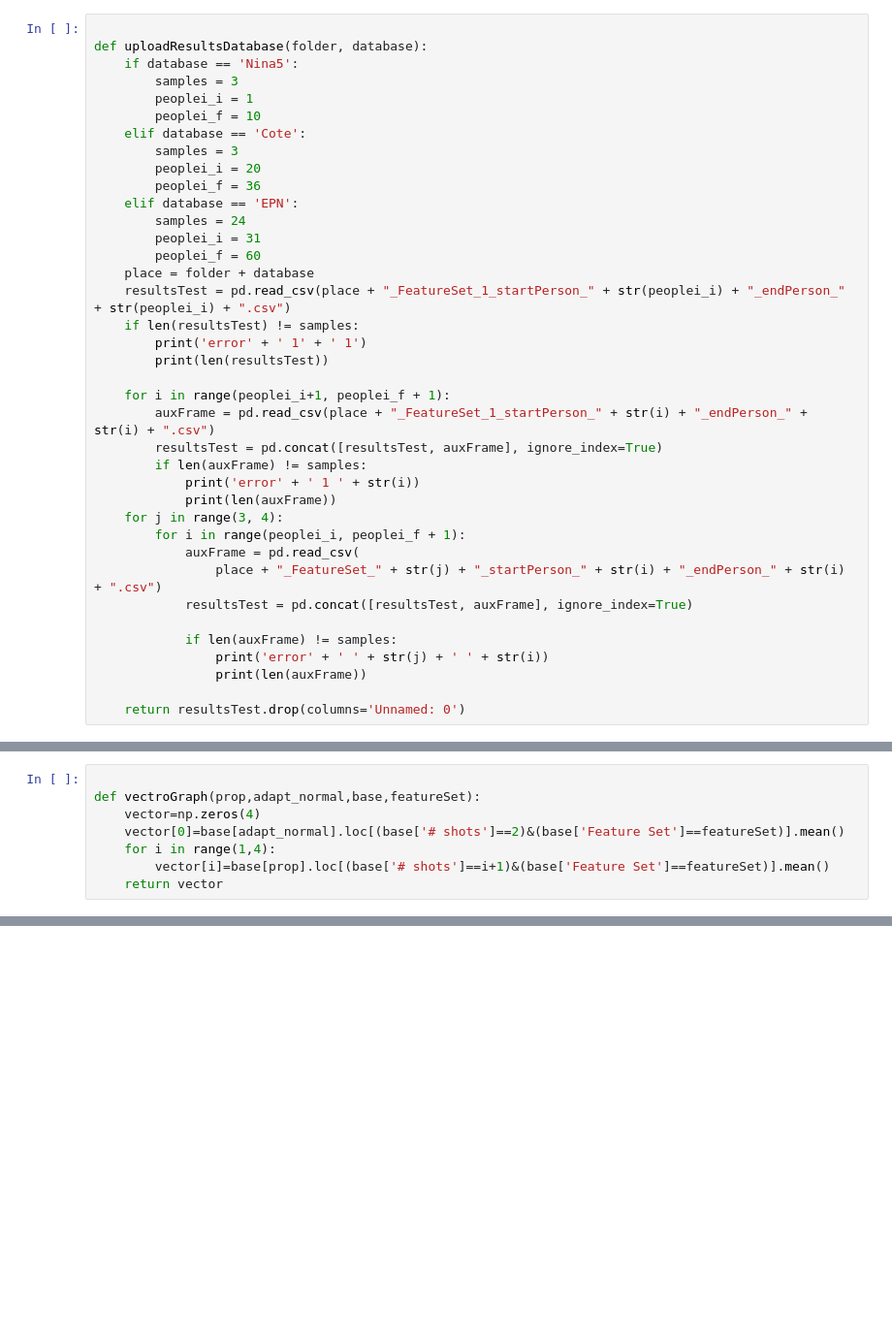
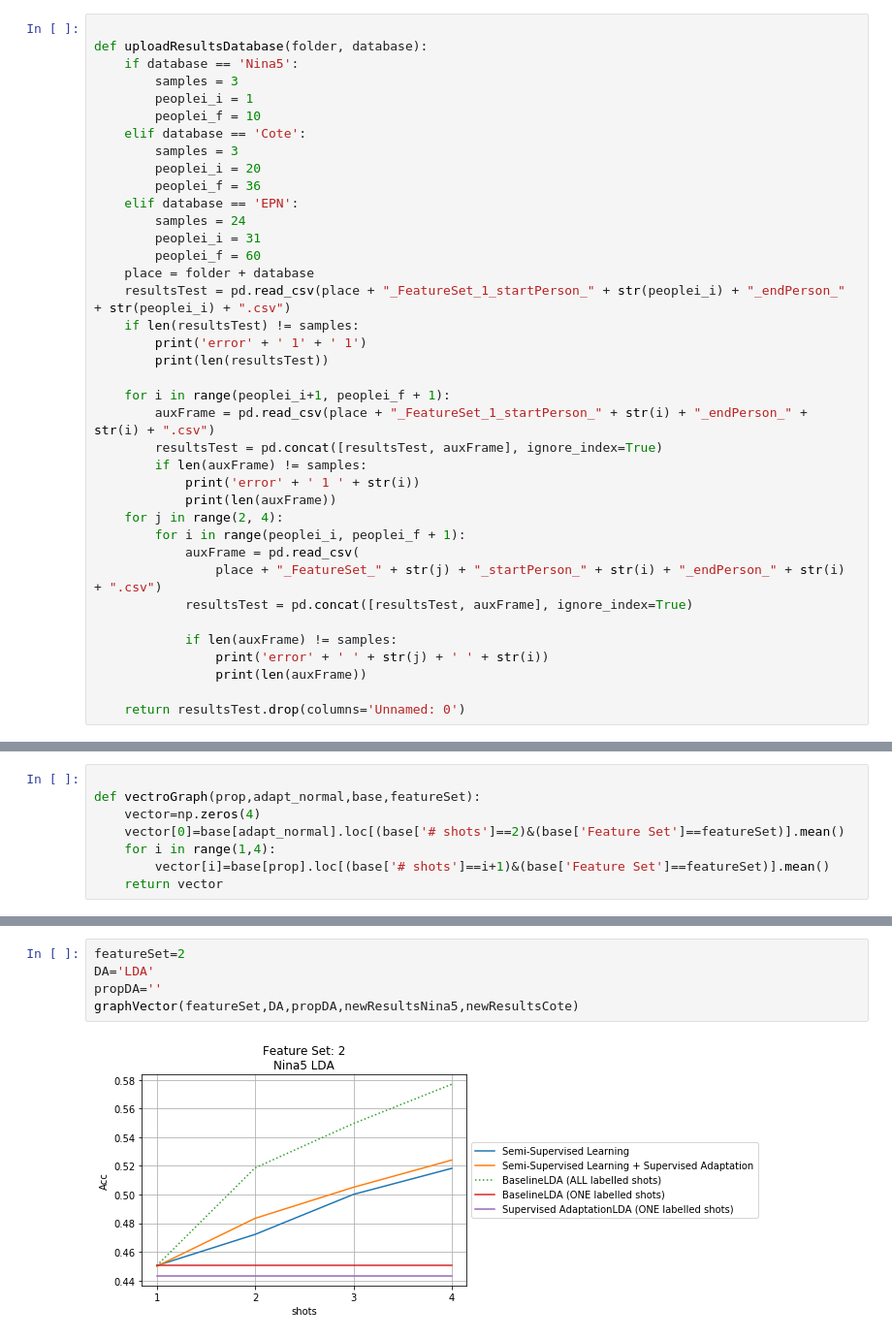
Before and after one commit to andresjarami/OnlineDAclassifier, a Jupyter notebook: Experiments/Experiment1_TimelessDB/Experiment1.ipynb, the cells around one changed output, grey strips where cells are left out. Shown at 97% size. Drawn from its saved outputs; the diff is of its cells as text; blank space fills up the shorter version.

```diff
--- a/Experiments/Experiment1_TimelessDB/Experiment1.ipynb
+++ b/Experiments/Experiment1_TimelessDB/Experiment1.ipynb
@@ -69,7 +69,7 @@ def uploadResultsDatabase(folder, database):
         if len(auxFrame) != samples:
             print('error' + ' 1 ' + str(i))
             print(len(auxFrame))
-    for j in range(3, 4):
+    for j in range(2, 4):
         for i in range(peoplei_i, peoplei_f + 1):
             auxFrame = pd.read_csv(
                 place + "_FeatureSet_" + str(j) + "_startPerson_" + str(i) + "_endPerson_" + str(i) + ".csv")
@@ -540,0 +558,7 @@ graphVector(featureSet,DA,propDA,newResultsNina5,newResultsCote)
+# %%
+featureSet=2
+DA='LDA'
+propDA=''
+graphVector(featureSet,DA,propDA,newResultsNina5,newResultsCote)
+# %% [output]
+[figure, added]
```
Also changed, not shown: parts of 9 cells of this notebook, 1 other file.
